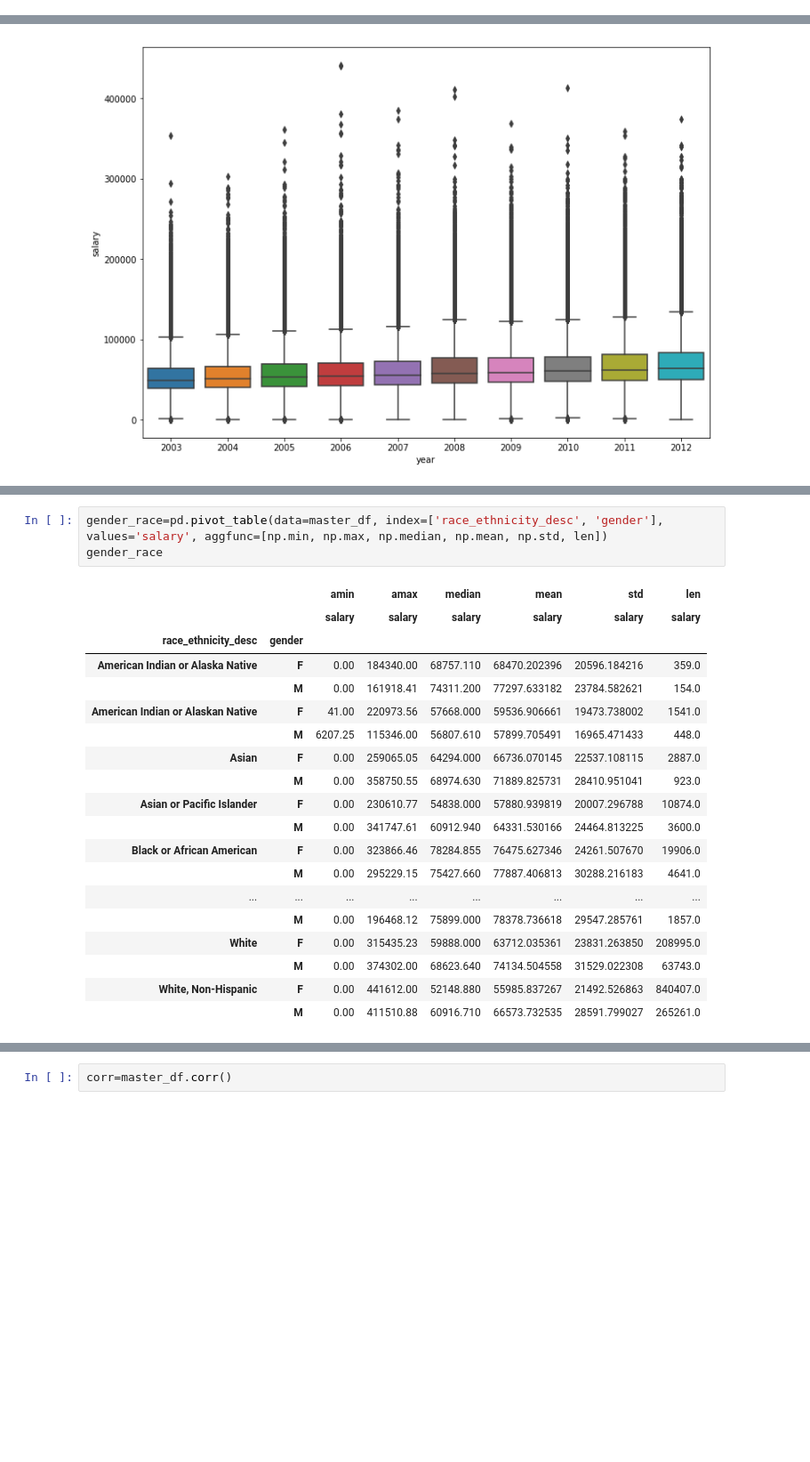
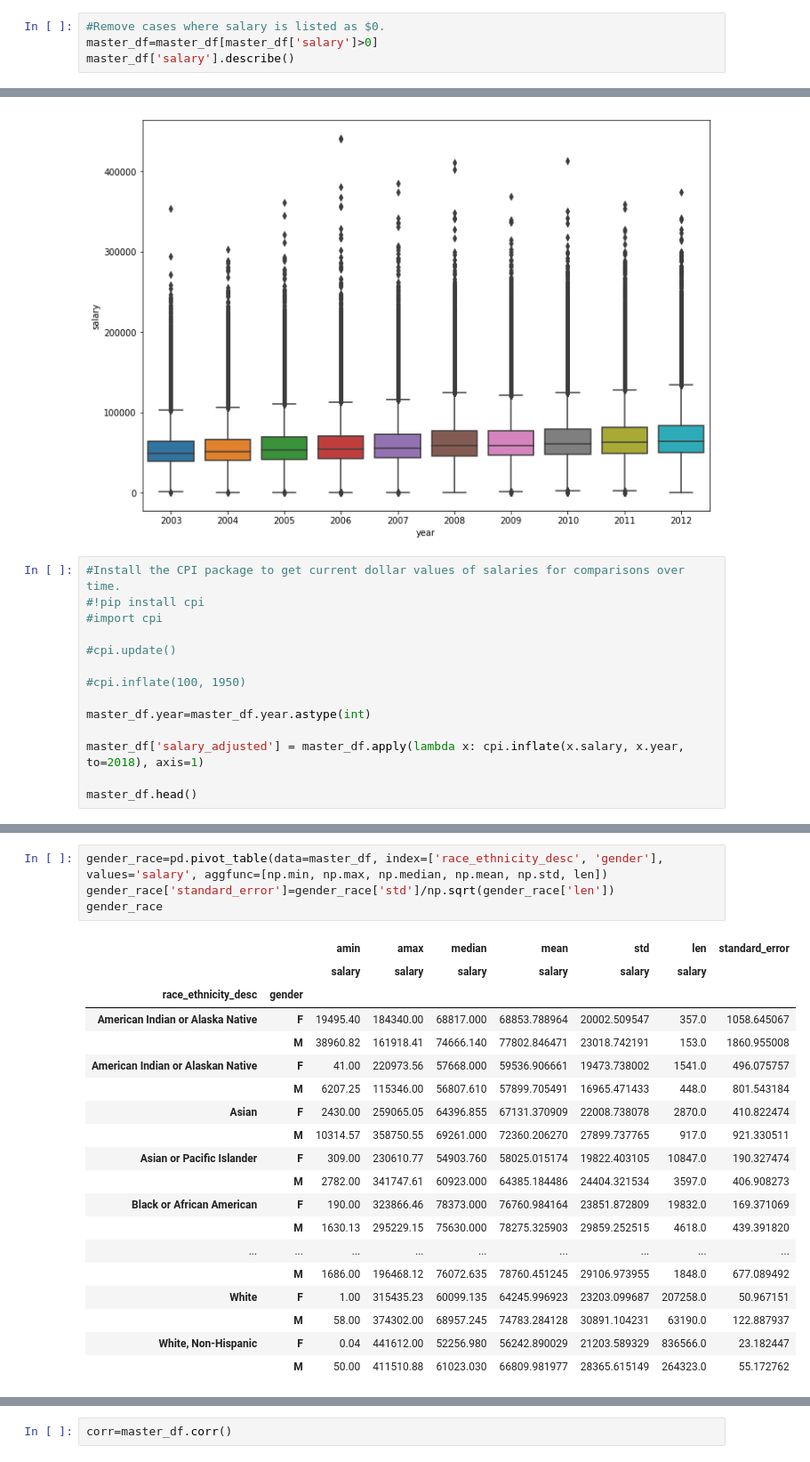
Before and after one commit to obxkid413/DSC-672_Project, a Jupyter notebook: DSC_672_Notebook_Jon.ipynb, the cells around one changed output, grey strips where cells are left out. Shown at 89% size. Cells and saved outputs as stored; diff of their text form; blank space fills up the shorter version.

```diff
--- a/DSC_672_Notebook_Jon.ipynb
+++ b/DSC_672_Notebook_Jon.ipynb
@@ -95,3 +95,7 @@ min      0.000000e+00
 75%      7.417092e+04
 max      4.416120e+05
 Name: salary, dtype: float64
+# %%
+#Remove cases where salary is listed as $0.
+master_df=master_df[master_df['salary']>0]
+master_df['salary'].describe()
@@ -168,3 +167,17 @@ sns.boxplot(x="year", y="salary", data=master_df)
 # %% [output]
 <matplotlib.axes._subplots.AxesSubplot at 0x...>
 [figure]
+# %%
+#Install the CPI package to get current dollar values of salaries for comparisons over time.
+#!pip install cpi
+#import cpi
+
+#cpi.update()
+
+#cpi.inflate(100, 1950)
+
+master_df.year=master_df.year.astype(int)
+
+master_df['salary_adjusted'] = master_df.apply(lambda x: cpi.inflate(x.salary, x.year, to=2018), axis=1)
+
+master_df.head()
@@ -232,26 +305,27 @@ gender_teacher_experience
 # %%
 gender_race=pd.pivot_table(data=master_df, index=['race_ethnicity_desc', 'gender'], values='salary', aggfunc=[np.min, np.max, np.median, np.mean, np.std, len])
+gender_race['standard_error']=gender_race['std']/np.sqrt(gender_race['len'])
 gender_race
 # %% [output]
-|  |  | amin | amax | median | mean | std | len |
-|  |  | salary | salary | salary | salary | salary | salary |
-| race_ethnicity_desc | gender |  |  |  |  |  |  |
-| American Indian or Alaska Native | F | 0.00 | 184340.00 | 68757.110 | 68470.202396 | 20596.184216 | 359.0 |
-|  | M | 0.00 | 161918.41 | 74311.200 | 77297.633182 | 23784.582621 | 154.0 |
-| American Indian or Alaskan Native | F | 41.00 | 220973.56 | 57668.000 | 59536.906661 | 19473.738002 | 1541.0 |
-|  | M | 6207.25 | 115346.00 | 56807.610 | 57899.705491 | 16965.471433 | 448.0 |
-| Asian | F | 0.00 | 259065.05 | 64294.000 | 66736.070145 | 22537.108115 | 2887.0 |
-|  | M | 0.00 | 358750.55 | 68974.630 | 71889.825731 | 28410.951041 | 923.0 |
-| Asian or Pacific Islander | F | 0.00 | 230610.77 | 54838.000 | 57880.939819 | 20007.296788 | 10874.0 |
-|  | M | 0.00 | 341747.61 | 60912.940 | 64331.530166 | 24464.813225 | 3600.0 |
-| Black or African American | F | 0.00 | 323866.46 | 78284.855 | 76475.627346 | 24261.507670 | 19906.0 |
-|  | M | 0.00 | 295229.15 | 75427.660 | 77887.406813 | 30288.216183 | 4641.0 |
-| ... | ... | ... | ... | ... | ... | ... | ... |
-|  | M | 0.00 | 196468.12 | 75899.000 | 78378.736618 | 29547.285761 | 1857.0 |
-| White | F | 0.00 | 315435.23 | 59888.000 | 63712.035361 | 23831.263850 | 208995.0 |
-|  | M | 0.00 | 374302.00 | 68623.640 | 74134.504558 | 31529.022308 | 63743.0 |
-| White, Non-Hispanic | F | 0.00 | 441612.00 | 52148.880 | 55985.837267 | 21492.526863 | 840407.0 |
-|  | M | 0.00 | 411510.88 | 60916.710 | 66573.732535 | 28591.799027 | 265261.0 |
+|  |  | amin | amax | median | mean | std | len | standard_error |
+|  |  | salary | salary | salary | salary | salary | salary |  |
+| race_ethnicity_desc | gender |  |  |  |  |  |  |  |
+| American Indian or Alaska Native | F | 19495.40 | 184340.00 | 68817.000 | 68853.788964 | 20002.509547 | 357.0 | 1058.645067 |
+|  | M | 38960.82 | 161918.41 | 74666.140 | 77802.846471 | 23018.742191 | 153.0 | 1860.955008 |
+| American Indian or Alaskan Native | F | 41.00 | 220973.56 | 57668.000 | 59536.906661 | 19473.738002 | 1541.0 | 496.075757 |
+|  | M | 6207.25 | 115346.00 | 56807.610 | 57899.705491 | 16965.471433 | 448.0 | 801.543184 |
+| Asian | F | 2430.00 | 259065.05 | 64396.855 | 67131.370909 | 22008.738078 | 2870.0 | 410.822474 |
+|  | M | 10314.57 | 358750.55 | 69261.000 | 72360.206270 | 27899.737765 | 917.0 | 921.330511 |
+| Asian or Pacific Islander | F | 309.00 | 230610.77 | 54903.760 | 58025.015174 | 19822.403105 | 10847.0 | 190.327474 |
+|  | M | 2782.00 | 341747.61 | 60923.000 | 64385.184486 | 24404.321534 | 3597.0 | 406.908273 |
+| Black or African American | F | 190.00 | 323866.46 | 78373.000 | 76760.984164 | 23851.872809 | 19832.0 | 169.371069 |
+|  | M | 1630.13 | 295229.15 | 75630.000 | 78275.325903 | 29859.252515 | 4618.0 | 439.391820 |
+| ... | ... | ... | ... | ... | ... | ... | ... | ... |
+|  | M | 1686.00 | 196468.12 | 76072.635 | 78760.451245 | 29106.973955 | 1848.0 | 677.089492 |
+| White | F | 1.00 | 315435.23 | 60099.135 | 64245.996923 | 23203.099687 | 207258.0 | 50.967151 |
+|  | M | 58.00 | 374302.00 | 68957.245 | 74783.284128 | 30891.104231 | 63190.0 | 122.887937 |
+| White, Non-Hispanic | F | 0.04 | 441612.00 | 52256.980 | 56242.890029 | 21203.589329 | 836566.0 | 23.182447 |
+|  | M | 50.00 | 411510.88 | 61023.030 | 66809.981977 | 28365.615149 | 264323.0 | 55.172762 |
 # %%
 #Let's look at scatterplots of all floating point variables with our outcome, salary.
 vars1=[i for i in master_df.columns if master_df[i].dtype=='float64']
```
Also changed, not shown: parts of 35 cells of this notebook.
